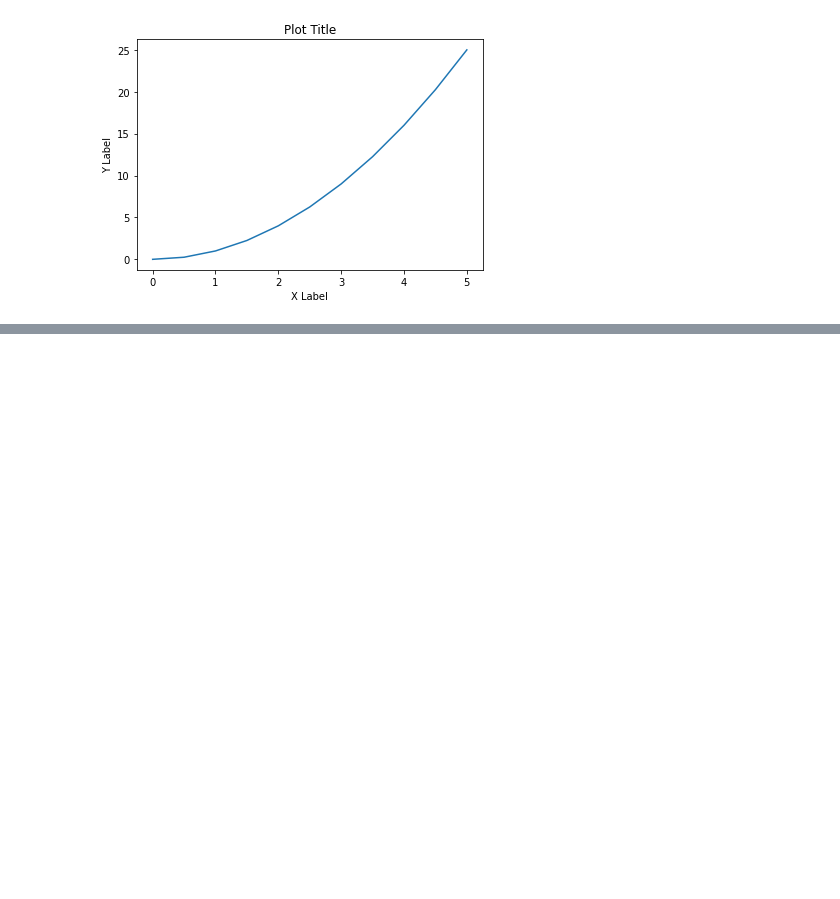
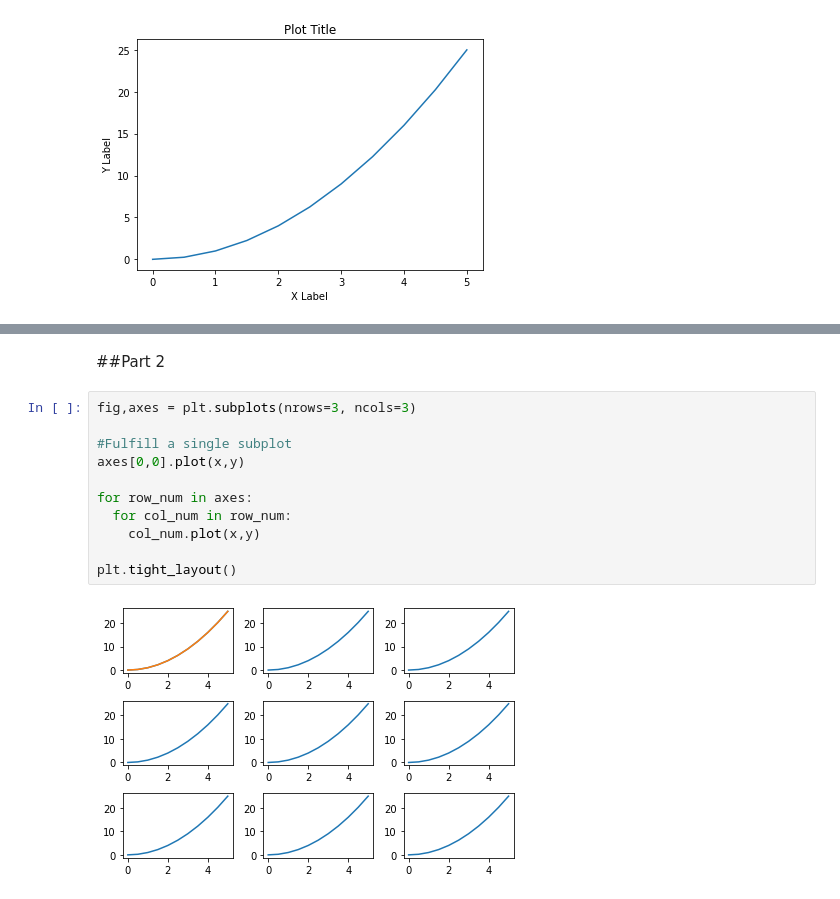
Before and after one commit to faspy/monty_python, a Jupyter notebook: 04_Matplotlib.ipynb, the cells around one changed output, grey strips where cells are left out. Cells and saved outputs as stored; diff of their text form; blank space fills up the shorter version.

```diff
--- a/04_Matplotlib.ipynb
+++ b/04_Matplotlib.ipynb
@@ -54,0 +60,15 @@ axes2 = fig.add_axes([0.2,0.5,0.4,0.3])
+# %% [markdown]
+##Part 2
+# %%
+fig,axes = plt.subplots(nrows=3, ncols=3)
+
+#Fulfill a single subplot
+axes[0,0].plot(x,y)
+
+for row_num in axes:
+  for col_num in row_num:
+    col_num.plot(x,y)
+
+plt.tight_layout()
+# %% [output]
+[figure, added]
```
Also changed, not shown: parts of 4 cells of this notebook.
